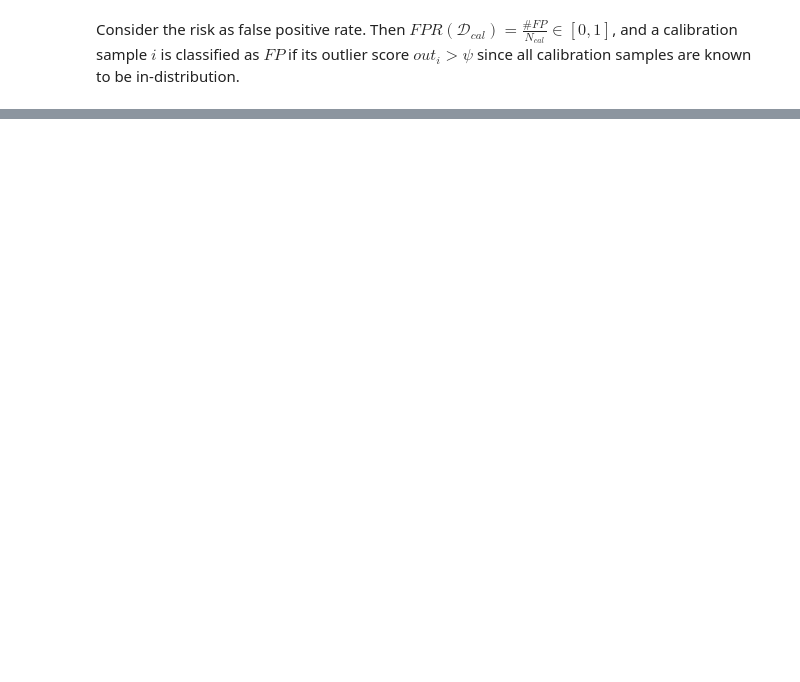
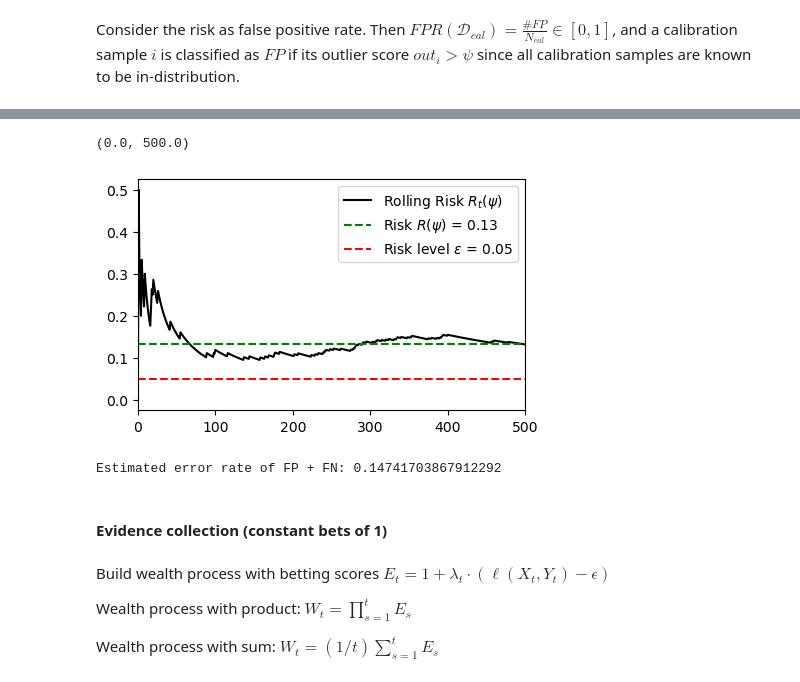
Before and after one commit to alextimans/risk-monitor, a Jupyter notebook: notebooks/rc_supervised.ipynb, the cells around one changed output, grey strips where cells are left out. Drawn from its saved outputs; the diff is of its cells as text; code cells hidden in the pictures; blank space fills up the shorter version.

```diff
--- a/notebooks/rc_supervised.ipynb
+++ b/notebooks/rc_supervised.ipynb
@@ -465,0 +487,21 @@ plot_test_risk(test_risk[thresh_id], test_losses[thresh_id], eps, delta)
+# %%
+stream_bern = torch.zeros(T)
+stream_idx = torch.zeros(T)
+stream_losses = torch.zeros(T)
+
+# generate data stream
+for t in tqdm(range(0, T), desc="Time step"):
+
+    # simulate test sample (in or out of distribution)
+    bern = np.random.binomial(1, ood_prob)
+
+    if bern == 0: # in distribution
+        i = np.random.randint(0, cifar10_test_losses.shape[1])
+        loss = cifar10_test_losses[thresh_id, i] # FP: inlier as outlier
+    else: # out of distribution
+        i = np.random.randint(0, svhn_test_losses.shape[1])
+        loss = 1.0 - svhn_test_losses[thresh_id, i] # FN: outlier as inlier
+
+    stream_bern[t] = bern
+    stream_idx[t] = i
+    stream_losses[t] = loss
@@ -465,0 +542,26 @@ plot_test_risk(test_risk[thresh_id], test_losses[thresh_id], eps, delta)
+# %%
+stream_risk = torch.cumsum(stream_losses, dim=0) / torch.arange(1, T + 1)
+# %%
+plt.figure(figsize=(5, 3))
+plt.plot(stream_risk, label=r"Rolling Risk $R_{t}(\psi)$", color='black')
+plt.axhline(stream_losses.mean(), color='green', linestyle='--', label=rf"Risk $R(\psi)$ = {stream_losses.mean():.2f}")
+plt.axhline(eps, color='red', linestyle='--', label=rf"Risk level $\epsilon$ = {eps}")
+plt.legend()
+
+# plt.ylim(0.0, 0.2)
+plt.xlim(0, 500)
+# %% [output]
+(0.0, 500.0)
+[figure, added]
+# %%
+print(f"Estimated error rate of FP + FN:", ((1 - ood_prob) * eps + ood_prob * (svhn_test_losses[thresh_id] < thresh).sum()/svhn_test_losses[thresh_id].shape[0]).item())
+# %% [output]
+Estimated error rate of FP + FN: 0.14741703867912292
+# %% [markdown]
+#### Evidence collection (constant bets of 1)
+# %% [markdown]
+Build wealth process with betting scores $E_t = 1 + \lambda_t \cdot (\ell(X_t, Y_t) - \epsilon)$
+
+Wealth process with product: $W_t = \prod_{s=1}^{t} E_s$
+
+Wealth process with sum: $W_t = (1/t) \sum_{s=1}^{t} E_s$
```
Also changed, not shown: parts of 63 cells of this notebook, 1 other file.
